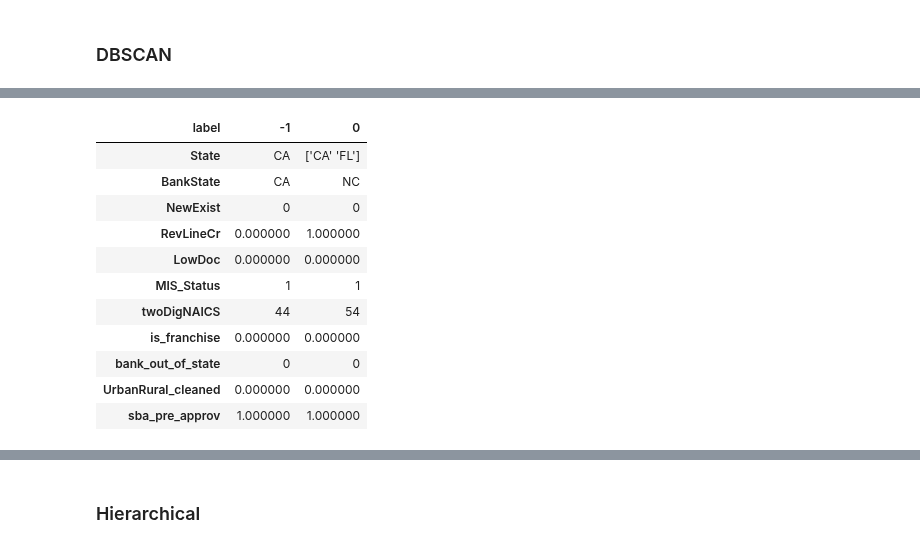
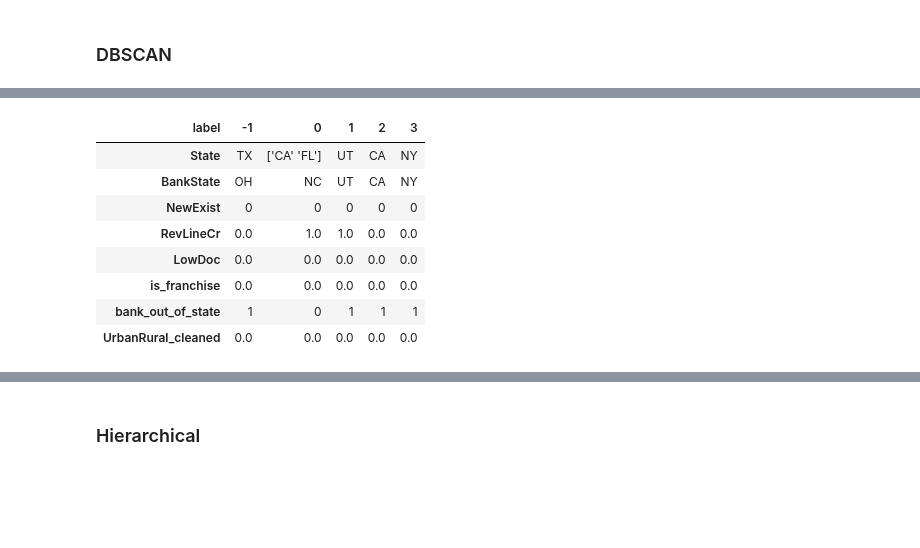
Before and after one commit to DJGump/module-work-DSI06, a Jupyter notebook: capstone 3 prep/defaulted_loans_cluster_analysis.ipynb, the cells around one changed output, grey strips where cells are left out. Drawn from its saved outputs; the diff is of its cells as text; code cells hidden in the pictures; blank space fills up the shorter version.

```diff
--- a/capstone 3 prep/defaulted_loans_cluster_analysis.ipynb
+++ b/capstone 3 prep/defaulted_loans_cluster_analysis.ipynb
@@ -184,6 +220,8 @@ kmed.process()
 [interactive output not drawn]
 # %%
 labels = kmed.predict(gower_dist)
-sample["label"] = labels
-sample["label"].value_counts(normalize=True)
+sample_kmeds = sample.copy()
+sample_kmeds["label"] = labels
+sample_kmeds["label"] = sample_kmeds["label"].astype("str")
+sample_kmeds["label"].value_counts(normalize=True)
 # %% [output]
@@ -237,6 +282,6 @@ plt.show()
 # %% [markdown]
 ### DBSCAN
 # %%
-clst = DBSCAN(eps=0.08, min_samples=20, metric="precomputed")
+clst = DBSCAN(eps=0.1, min_samples=10, metric="precomputed")
 clst.fit(gower_df)
 # %% [output]
@@ -245,4 +290 @@ DBSCAN(algorithm='auto', eps=0.08, leaf_size=30, metric='precomputed',
 [interactive output not drawn]
-# %%
-sample["label"] = clst.labels_
-sample["label"].value_counts()
@@ -253,0 +291,5 @@ Name: label, dtype: int64
+# %%
+sample_dbscan = sample.copy()
+sample_dbscan["label"] = clst.labels_
+sample_dbscan["label"] = sample_dbscan["label"].astype("str")
+sample_dbscan["label"].value_counts()
@@ -270,19 +320,16 @@ clst_avg.style.background_gradient(axis=1)
 # %%
 cat_cols_labels = cat_cols.copy()
 cat_cols_labels.append("label")
-clst_avg = sample[cat_cols_labels].groupby("label").agg(pd.Series.mode).T
+clst_avg = sample_dbscan[cat_cols_labels].groupby("label").agg(pd.Series.mode).T
 clst_avg.style.background_gradient(axis=1)
 # %% [output]
-| label | -1 | 0 |
-| State | CA | ['CA' 'FL'] |
-| BankState | CA | NC |
-| NewExist | 0 | 0 |
-| RevLineCr | 0.000000 | 1.000000 |
-| LowDoc | 0.000000 | 0.000000 |
-| MIS_Status | 1 | 1 |
-| twoDigNAICS | 44 | 54 |
-| is_franchise | 0.000000 | 0.000000 |
-| bank_out_of_state | 0 | 0 |
-| UrbanRural_cleaned | 0.000000 | 0.000000 |
-| sba_pre_approv | 1.000000 | 1.000000 |
+| label | -1 | 0 | 1 | 2 | 3 |
+| State | TX | ['CA' 'FL'] | UT | CA | NY |
+| BankState | OH | NC | UT | CA | NY |
+| NewExist | 0 | 0 | 0 | 0 | 0 |
+| RevLineCr | 0.0 | 1.0 | 1.0 | 0.0 | 0.0 |
+| LowDoc | 0.0 | 0.0 | 0.0 | 0.0 | 0.0 |
+| is_franchise | 0.0 | 0.0 | 0.0 | 0.0 | 0.0 |
+| bank_out_of_state | 1 | 0 | 1 | 1 | 1 |
+| UrbanRural_cleaned | 0.0 | 0.0 | 0.0 | 0.0 | 0.0 |
 [interactive output not drawn]
```
Also changed, not shown: parts of 59 cells of this notebook.
